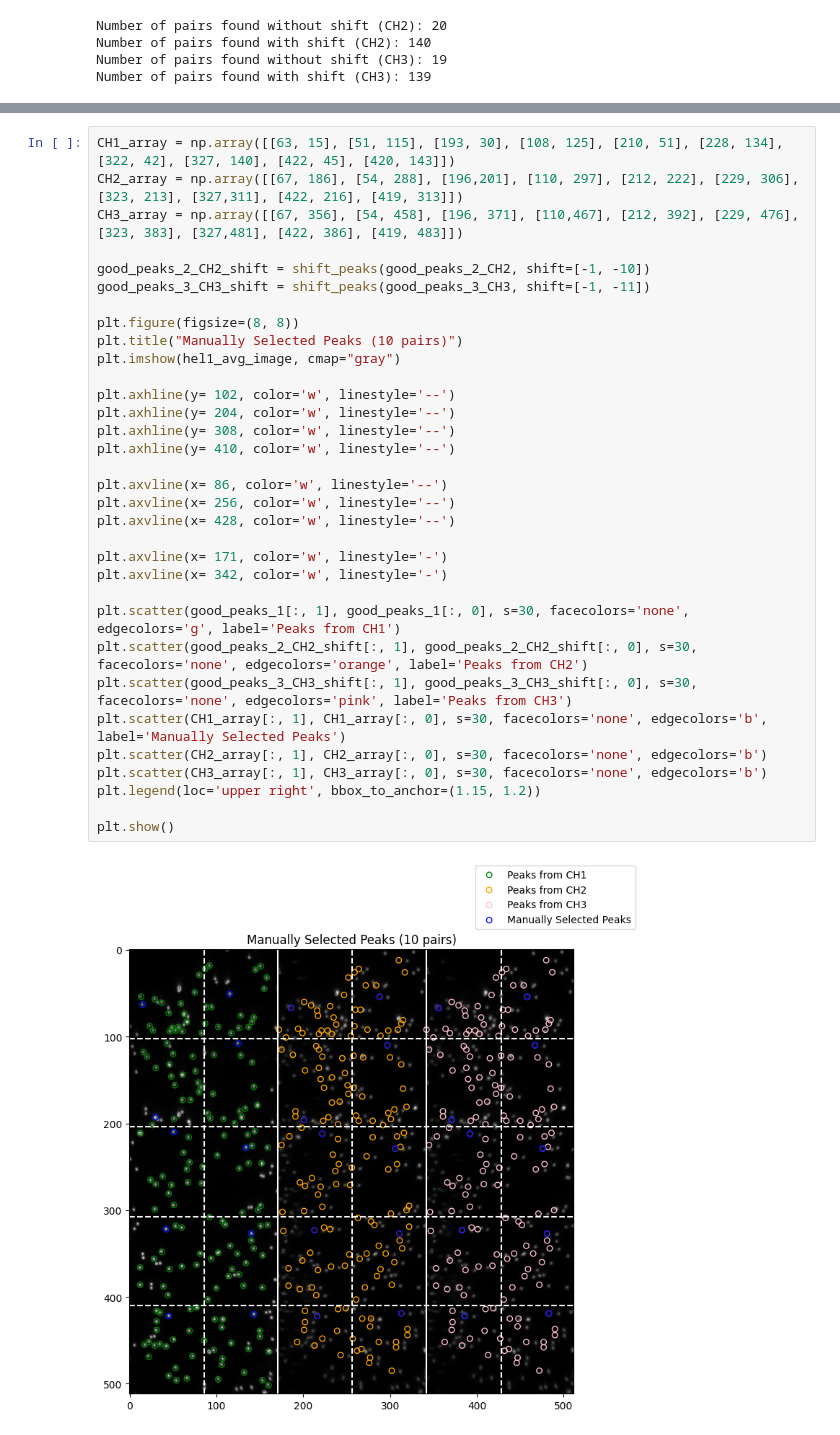
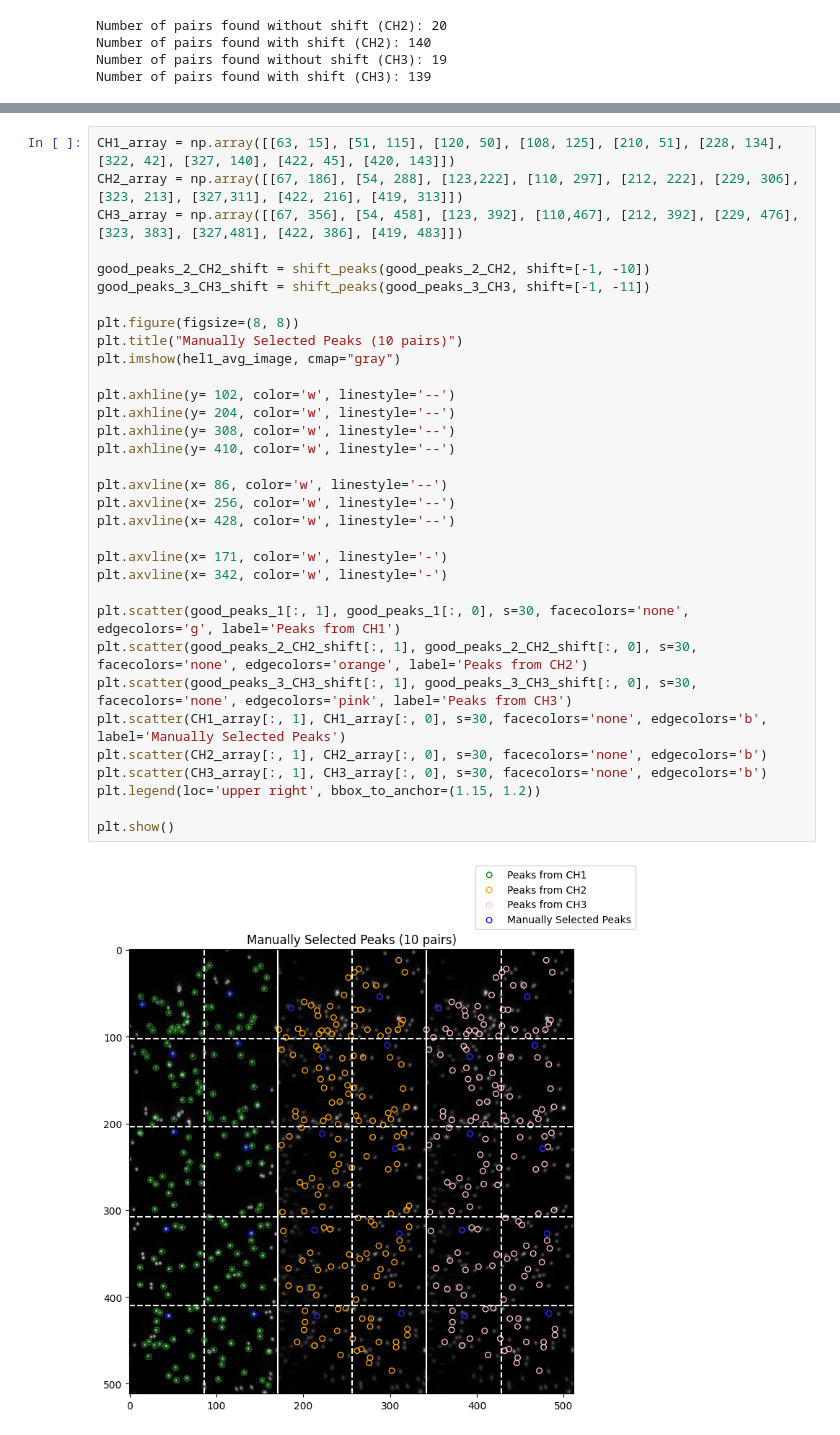
Before and after one commit to ljhason/smImaging-Exploration, a Jupyter notebook: Synthetic_3Channel/hel1_demo.ipynb, the cells around one changed output, grey strips where cells are left out. Drawn from its saved outputs; the diff is of its cells as text.

Commit message:
Peaks in 3CH images have been detected

```diff
--- a/Synthetic_3Channel/hel1_demo.ipynb
+++ b/Synthetic_3Channel/hel1_demo.ipynb
@@ -216,37 +216,37 @@ Number of pairs found with shift (CH3): 139
 #### CH1_Peak15 (y, x):(422,45), CH2_Peak73 (y, x):(422,216), CH3_Peak72 (y, x):(422,386)
 #### CH1_Peak30 (y, x):(420,143), CH2_Peak115 (y, x):(419,313), CH3_Peak113 (y, x):(419,483)
 # %%
-CH1_array = np.array([[63, 15], [51, 115], [193, 30], [108, 125], [210, 51], [228, 134], [322, 42], [327, 140], [422, 45], [420, 143]])
-CH2_array = np.array([[67, 186], [54, 288], [196,201], [110, 297], [212, 222], [229, 306], [323, 213], [327,311], [422, 216], [419, 313]])
-CH3_array = np.array([[67, 356], [54, 458], [196, 371], [110,467], [212, 392], [229, 476], [323, 383], [327,481], [422, 386], [419, 483]])
+CH1_array = np.array([[63, 15], [51, 115], [120, 50], [108, 125], [210, 51], [228, 134], [322, 42], [327, 140], [422, 45], [420, 143]])
+CH2_array = np.array([[67, 186], [54, 288], [123,222], [110, 297], [212, 222], [229, 306], [323, 213], [327,311], [422, 216], [419, 313]])
+CH3_array = np.array([[67, 356], [54, 458], [123, 392], [110,467], [212, 392], [229, 476], [323, 383], [327,481], [422, 386], [419, 483]])
 
 good_peaks_2_CH2_shift = shift_peaks(good_peaks_2_CH2, shift=[-1, -10])
 good_peaks_3_CH3_shift = shift_peaks(good_peaks_3_CH3, shift=[-1, -11])
 
 plt.figure(figsize=(8, 8))
 plt.title("Manually Selected Peaks (10 pairs)")
 plt.imshow(hel1_avg_image, cmap="gray")
 
 plt.axhline(y= 102, color='w', linestyle='--')
 plt.axhline(y= 204, color='w', linestyle='--')
 plt.axhline(y= 308, color='w', linestyle='--')
 plt.axhline(y= 410, color='w', linestyle='--')
 
 plt.axvline(x= 86, color='w', linestyle='--')
 plt.axvline(x= 256, color='w', linestyle='--')
 plt.axvline(x= 428, color='w', linestyle='--')
 
 plt.axvline(x= 171, color='w', linestyle='-')
 plt.axvline(x= 342, color='w', linestyle='-')
 
 plt.scatter(good_peaks_1[:, 1], good_peaks_1[:, 0], s=30, facecolors='none', edgecolors='g', label='Peaks from CH1')
 plt.scatter(good_peaks_2_CH2_shift[:, 1], good_peaks_2_CH2_shift[:, 0], s=30, facecolors='none', edgecolors='orange', label='Peaks from CH2')
 plt.scatter(good_peaks_3_CH3_shift[:, 1], good_peaks_3_CH3_shift[:, 0], s=30, facecolors='none', edgecolors='pink', label='Peaks from CH3')
 plt.scatter(CH1_array[:, 1], CH1_array[:, 0], s=30, facecolors='none', edgecolors='b', label='Manually Selected Peaks')
 plt.scatter(CH2_array[:, 1], CH2_array[:, 0], s=30, facecolors='none', edgecolors='b')
 plt.scatter(CH3_array[:, 1], CH3_array[:, 0], s=30, facecolors='none', edgecolors='b')
 plt.legend(loc='upper right', bbox_to_anchor=(1.15, 1.2))
 
 plt.show()
 # %% [output]
-[figure, old version]
+[figure, new version]
```
Also changed, not shown: parts of 7 cells of this notebook, 2 other files.
